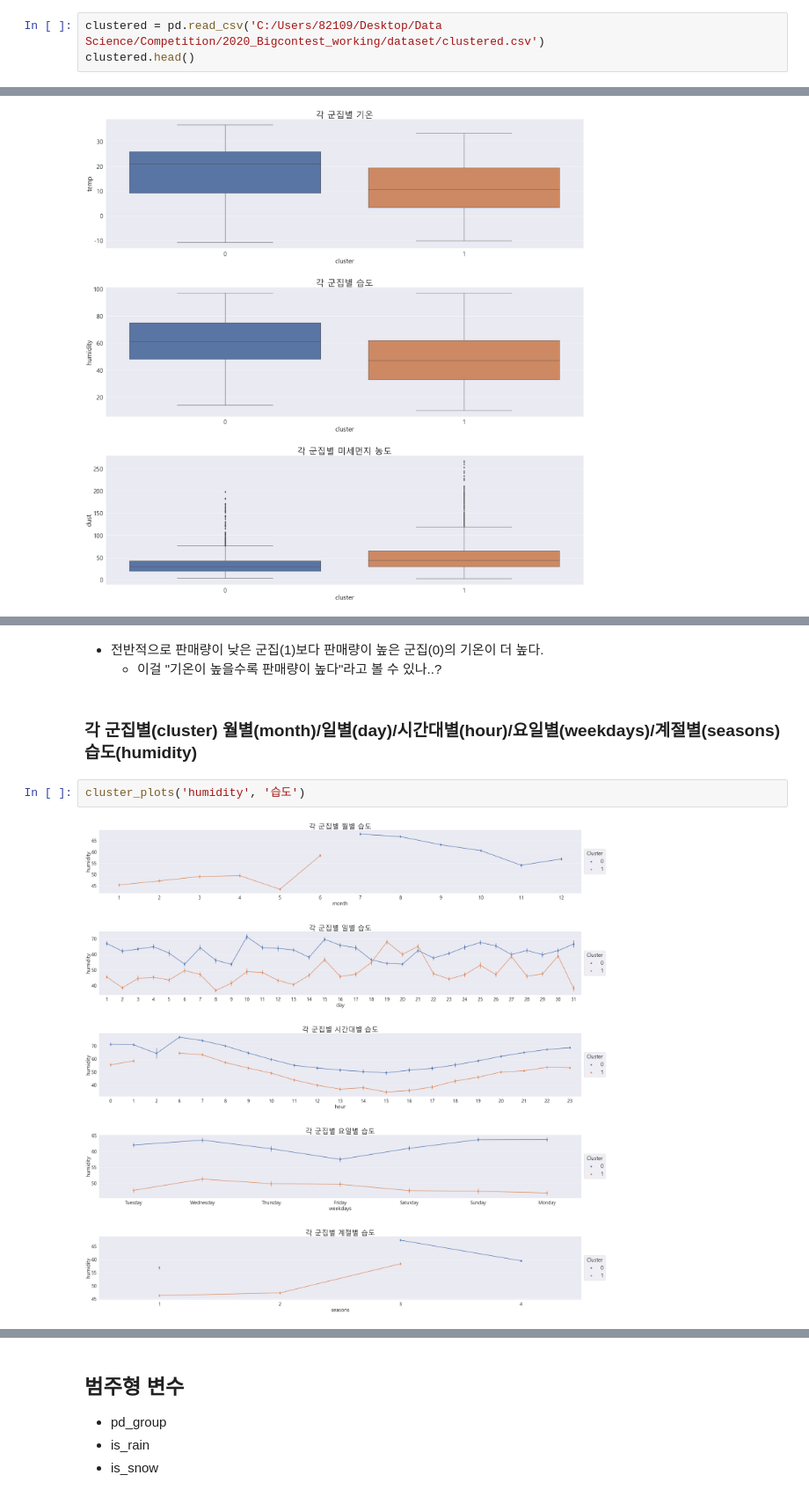
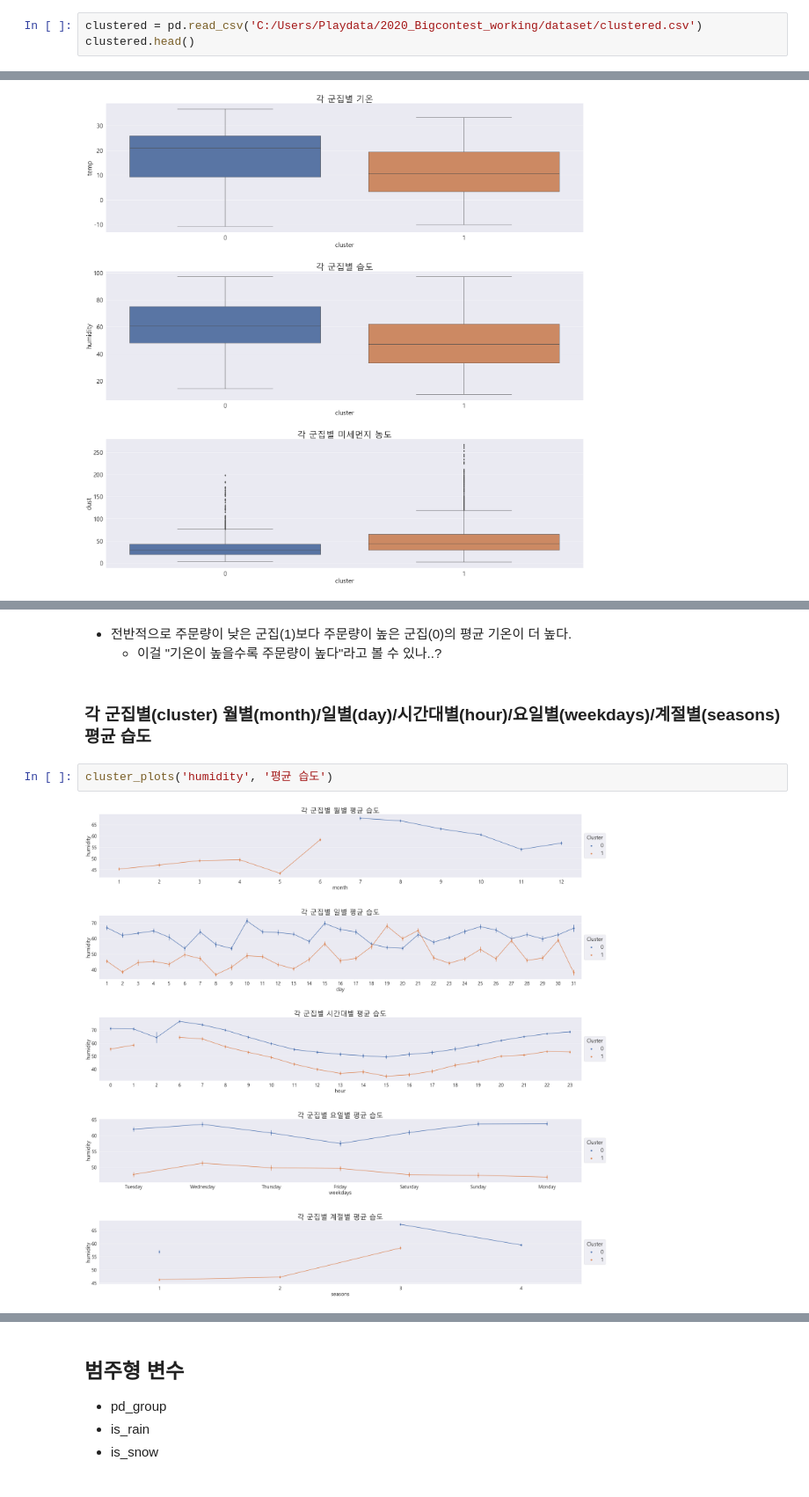
Before and after one commit to Blackraven93/2020_Bigcontest, a Jupyter notebook: python_code/형욱/clustered_K-means_군집별_탐색.ipynb, the cells around one changed output, grey strips where cells are left out. Shown at 88% size. Drawn from its saved outputs; the diff is of its cells as text.

```diff
--- a/python_code/형욱/clustered_K-means_군집별_탐색.ipynb
+++ b/python_code/형욱/clustered_K-means_군집별_탐색.ipynb
@@ -67,7 +67,7 @@ elif platform.system() == 'Windows':
 else:
     print('Unknown system... sorry~~~~')
 # %%
-clustered = pd.read_csv('C:/Users/82109/Desktop/Data Science/Competition/2020_Bigcontest_working/dataset/clustered.csv')
+clustered = pd.read_csv('C:/Users/Playdata/2020_Bigcontest_working/dataset/clustered.csv')
 clustered.head()
 # %% [output]
 |  | date | exp_mins | mom_code | pd_code | pd_name | pd_group | pd_price | sales | weekdays | seasons | ... |
@@ -246,10 +246,10 @@ cluster_plots('temp', '기온')
 # %% [markdown]
-- 전반적으로 판매량이 낮은 군집(1)보다 판매량이 높은 군집(0)의 기온이 더 높다.
-    - 이걸 "기온이 높을수록 판매량이 높다"라고 볼 수 있나..?
+- 전반적으로 주문량이 낮은 군집(1)보다 주문량이 높은 군집(0)의 평균 기온이 더 높다.
+    - 이걸 "기온이 높을수록 주문량이 높다"라고 볼 수 있나..?
 # %% [markdown]
-### 각 군집별(cluster) 월별(month)/일별(day)/시간대별(hour)/요일별(weekdays)/계절별(seasons) 습도(humidity)
+### 각 군집별(cluster) 월별(month)/일별(day)/시간대별(hour)/요일별(weekdays)/계절별(seasons) 평균 습도
 # %%
-cluster_plots('humidity', '습도')
+cluster_plots('humidity', '평균 습도')
 # %% [output]
-[figure, old version]
+[figure, new version]
 # %% [markdown]
```
Also changed, not shown: parts of 17 cells of this notebook, 2 other files.
